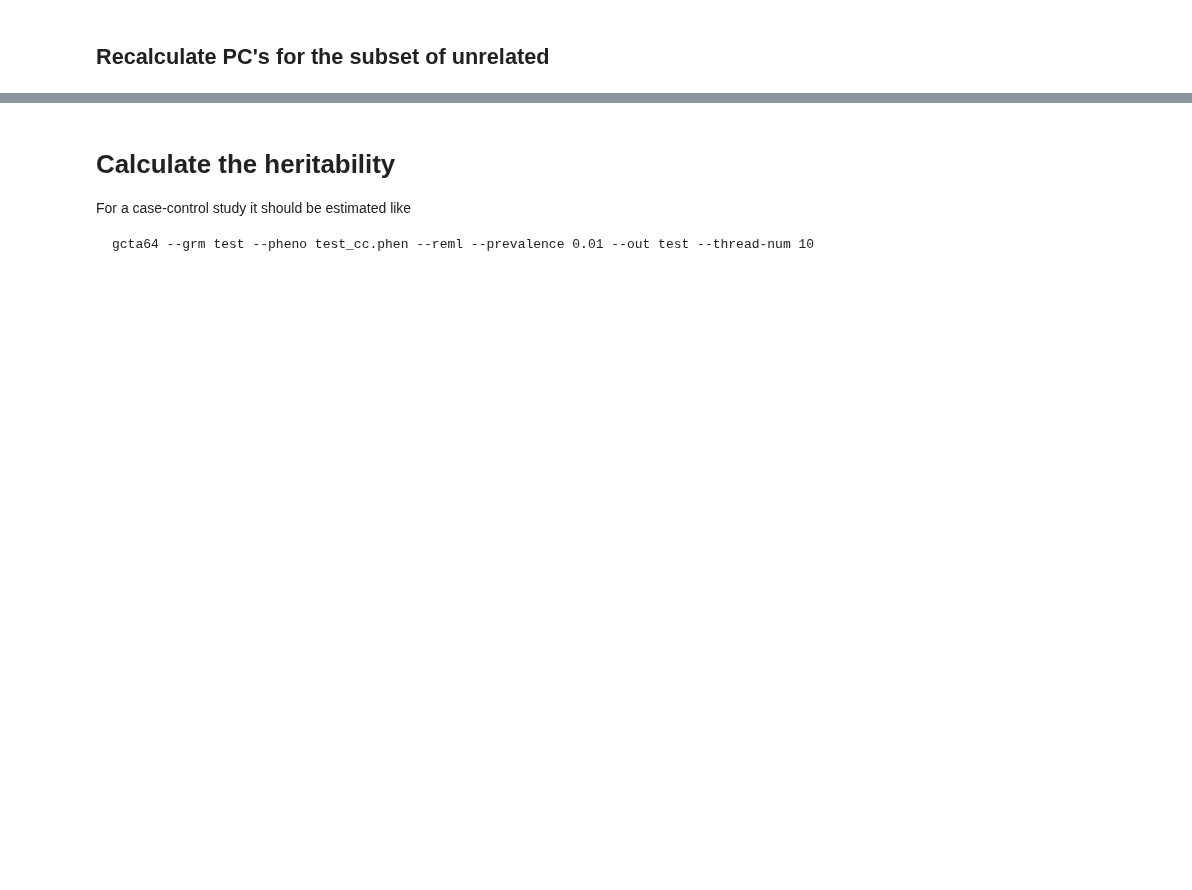
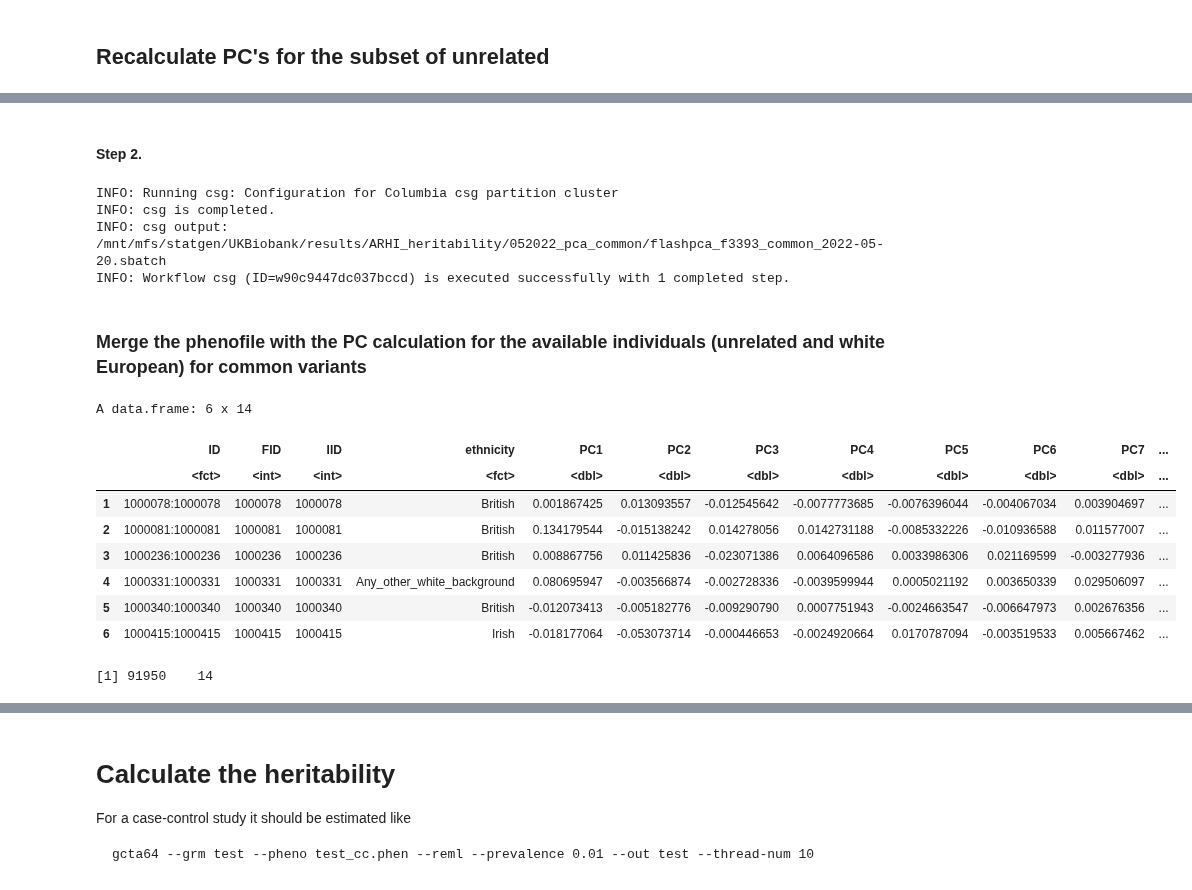
Before and after one commit to statgenetics/UKBB_GWAS_dev, a Jupyter notebook: workflow/rare_variants/050922_rare_variant_heritability.ipynb, the cells around one changed output, grey strips where cells are left out. Cells and saved outputs as stored; diff of their text form; code cells hidden in the pictures; blank space fills up the shorter version.

Commit message:
added GREML pipeline and updated rare_var_herit workflow

```diff
--- a/workflow/rare_variants/050922_rare_variant_heritability.ipynb
+++ b/workflow/rare_variants/050922_rare_variant_heritability.ipynb
@@ -412,0 +837,44 @@ plink2 \
+# %% [markdown]
+#### Step 2.
+# %%
+## Columbia's cluster
+cwd=/mnt/mfs/statgen/UKBiobank/results/ARHI_heritability/052022_pca_common/f3393
+#This is the bfile obtained in step 1
+genoFile=/mnt/mfs/statgen/UKBiobank/results/ARHI_heritability/052022_pca_common/f3393/cache/*.bed
+# Format FID, IID, pop
+phenoFile=/mnt/mfs/statgen/UKBiobank/results/083021_PCA_results/090321_UKBB_Hearing_aid_f3393_expandedwhite_6436cases_96601ctrl.phenopca
+label_col=ethnicity
+pop_col=ethnicity
+pca_sbatch=/mnt/mfs/statgen/UKBiobank/results/ARHI_heritability/052022_pca_common/flashpca_f3393_common_$(date +"%Y-%m-%d").sbatch
+k=10
+min_axis=0
+max_axis=0
+pca_sos=~/project/xqtl-pipeline/code/data_preprocessing/genotype/PCA.ipynb
+tpl_file=~/project/bioworkflows/admin/csg.yml
+container=~/containers/flashpcaR.sif
+
+pca_args="""flashpca
+    --cwd $cwd
+    --genoFile $genoFile
+    --phenoFile $phenoFile
+    --k $k
+    --label_col $label_col
+    --pop_col $pop_col
+    --min_axis $min_axis
+    --max_axis $max_axis
+    --numThreads $numThreads
+    --container $container
+"""
+
+sos run  ~/project/UKBB_GWAS_dev/admin/Get_Job_Script.ipynb csg\
+    --template-file $tpl_file \
+    --workflow-file $pca_sos \
+    --to-script $pca_sbatch \
+    --args "$pca_args"
+# %% [output]
+INFO: Running csg: Configuration for Columbia csg partition cluster
+INFO: csg is completed.
+INFO: csg output:   /mnt/mfs/statgen/UKBiobank/results/ARHI_heritability/052022_pca_common/flashpca_f3393_common_2022-05-20.sbatch
+INFO: Workflow csg (ID=w90c9447dc037bccd) is executed successfully with 1 completed step.
+# %% [markdown]
+### Merge the phenofile with the PC calculation for the available individuals (unrelated and white European) for common variants
@@ -412,0 +885,15 @@ plink2 \
+# %%
+pca <- read.table("/mnt/mfs/statgen/UKBiobank/results/ARHI_heritability/052022_pca_common/f3393/090321_UKBB_Hearing_aid_f3393_expandedwhite_6436cases_96601ctrl.pca.txt", header=T)
+head(pca)
+dim(pca)
+# %% [output]
+A data.frame: 6 x 14
+|  | ID | FID | IID | ethnicity | PC1 | PC2 | PC3 | PC4 | PC5 | PC6 | PC7 | ... |
+|  | <fct> | <int> | <int> | <fct> | <dbl> | <dbl> | <dbl> | <dbl> | <dbl> | <dbl> | <dbl> | ... |
+| 1 | 1000078:1000078 | 1000078 | 1000078 | British | 0.001867425 | 0.013093557 | -0.012545642 | -0.0077773685 | -0.0076396044 | -0.004067034 | 0.003904697 | ... |
+| 2 | 1000081:1000081 | 1000081 | 1000081 | British | 0.134179544 | -0.015138242 | 0.014278056 | 0.0142731188 | -0.0085332226 | -0.010936588 | 0.011577007 | ... |
+| 3 | 1000236:1000236 | 1000236 | 1000236 | British | 0.008867756 | 0.011425836 | -0.023071386 | 0.0064096586 | 0.0033986306 | 0.021169599 | -0.003277936 | ... |
+| 4 | 1000331:1000331 | 1000331 | 1000331 | Any_other_white_background | 0.080695947 | -0.003566874 | -0.002728336 | -0.0039599944 | 0.0005021192 | 0.003650339 | 0.029506097 | ... |
+| 5 | 1000340:1000340 | 1000340 | 1000340 | British | -0.012073413 | -0.005182776 | -0.009290790 | 0.0007751943 | -0.0024663547 | -0.006647973 | 0.002676356 | ... |
+| 6 | 1000415:1000415 | 1000415 | 1000415 | Irish | -0.018177064 | -0.053073714 | -0.000446653 | -0.0024920664 | 0.0170787094 | -0.003519533 | 0.005667462 | ... |
+[1] 91950    14
```
Also changed, not shown: parts of 54 cells of this notebook, 2 other files.
